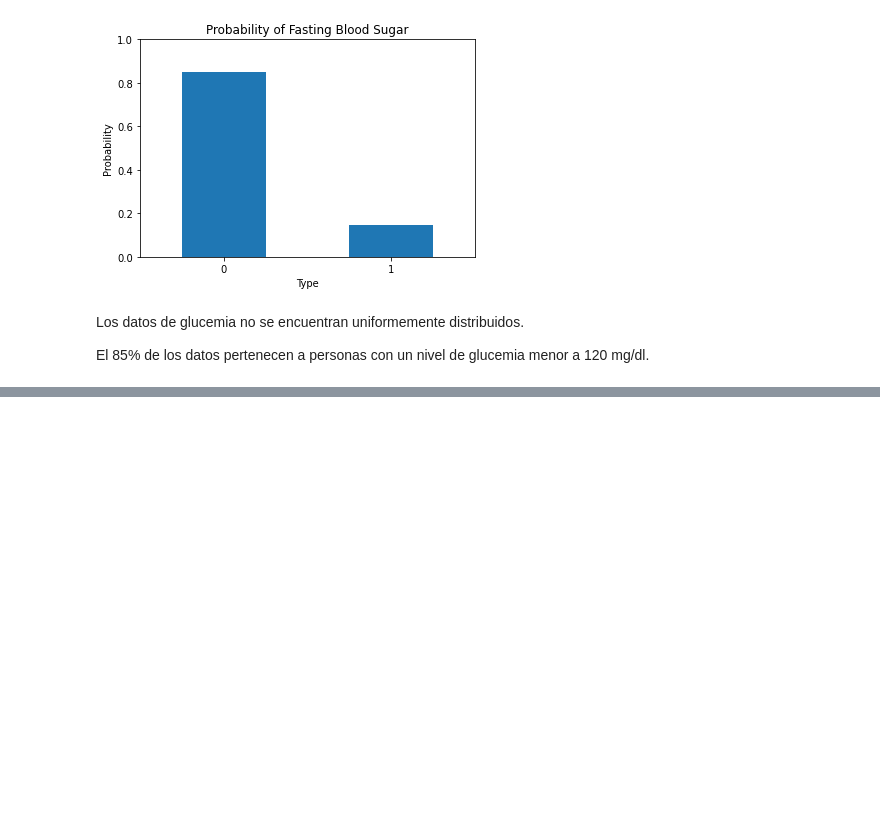
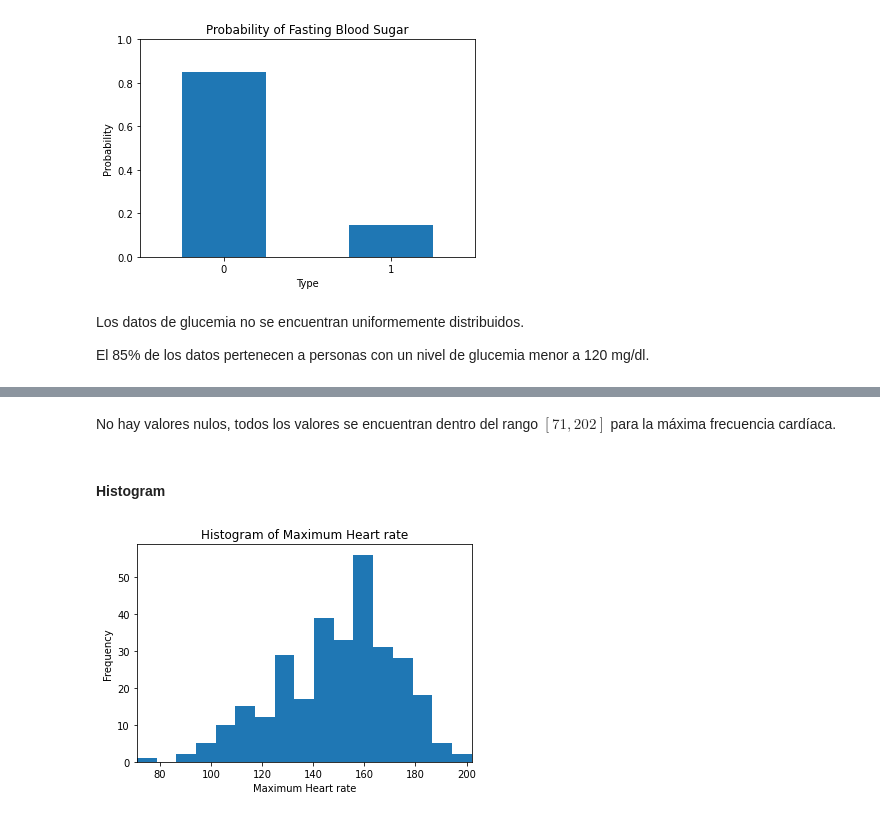
Before and after one commit to AnaliticaComputacional-2023-10/Proyecto1, a Jupyter notebook: Proyecto1.ipynb, the cells around one changed output, grey strips where cells are left out. Cells and saved outputs as stored; diff of their text form; code cells hidden in the pictures; blank space fills up the shorter version.

```diff
--- a/Proyecto1.ipynb
+++ b/Proyecto1.ipynb
@@ -508,0 +548,12 @@ df
+# %% [markdown]
+No hay valores nulos, todos los valores se encuentran dentro del rango $[ 71, 202 ]$ para la máxima frecuencia cardíaca.
+# %% [markdown]
+#### Histogram
+# %%
+bins= int(len(df)**(1/2))
+ax = df.thalach.plot(kind='hist', xlim=[int(df.thalach.min()), int(df.thalach.max())], bins=bins)
+ax.set_xlabel('Maximum Heart rate')
+ax.set_title('Histogram of Maximum Heart rate')
+plt.show()
+# %% [output]
+[figure, added]
```
Also changed, not shown: parts of 97 cells of this notebook.
